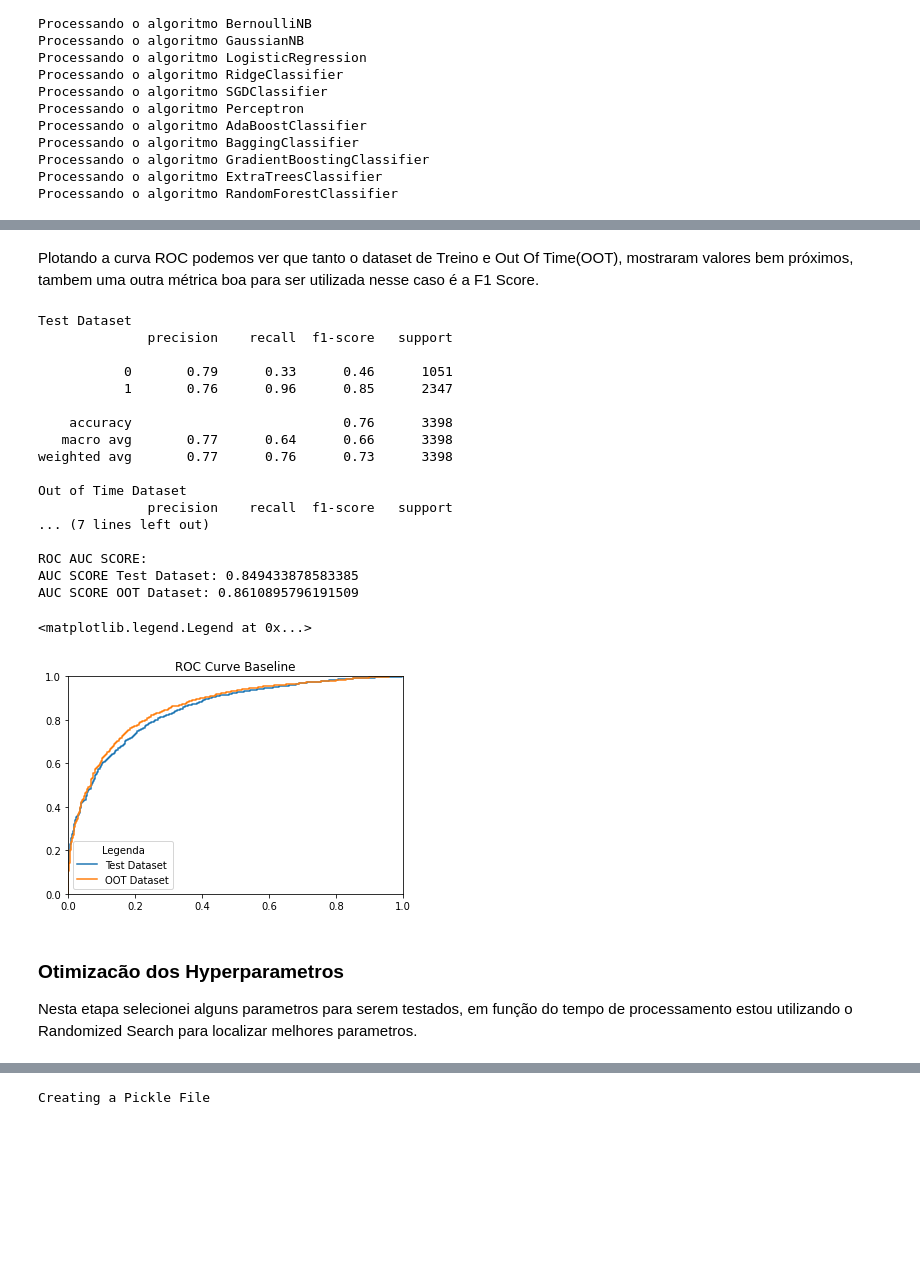
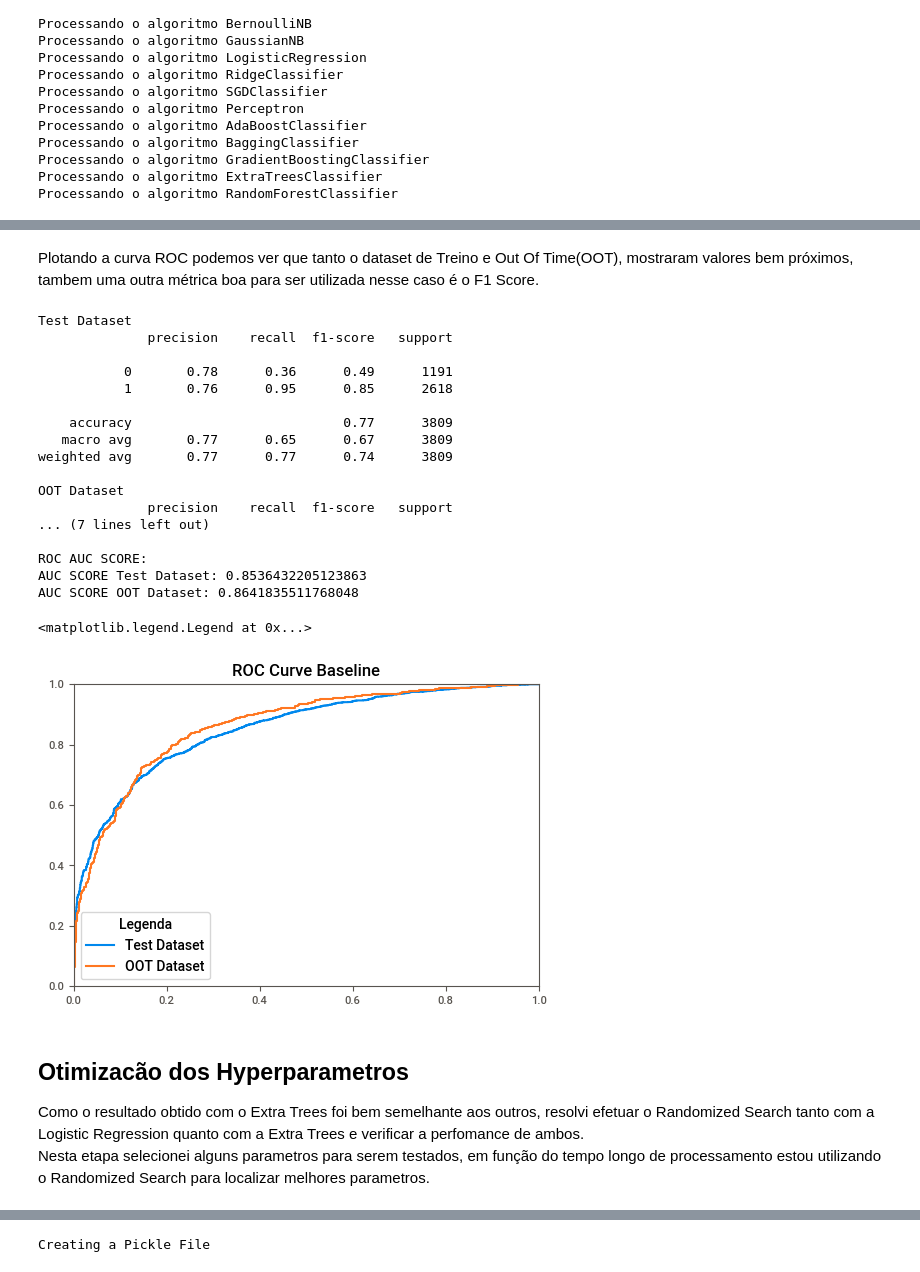
Before and after one commit to thifujikawa/clientes_olist, a Jupyter notebook: Modelling/modelling.ipynb, the cells around one changed output, grey strips where cells are left out. Cells and saved outputs as stored; diff of their text form; code cells hidden in the pictures; blank space fills up the shorter version.

```diff
--- a/Modelling/modelling.ipynb
+++ b/Modelling/modelling.ipynb
@@ -36,7 +40,6 @@ dataset = pd.read_sql(load_abt_churn , con)
 # %%
-# Separando a base para OOT(Out of Time) para isto sera colocado a ultima safra em OOT e será trabalhado com os dados restantes para Treino e Teste
 safras = dataset['data_lim_safra'].unique()
-safras_oot = safras[-2:]
+safras_oot = safras[-1:]
 
 dataset['flag_venda'] = dataset['flag_venda'].astype(int)
 df_oot = dataset[ dataset['data_lim_safra'] >= safras_oot[0]].copy()
@@ -56,5 +62,5 @@ X_train, X_test, y_train, y_test = train_test_split(df[features], df[target],
 # %%
 # Carregando o relatório através do SweetViz
 # Alguns valores nulos foram encontrados e que serão substituidos pela mediana
-#report = sv.analyze(df)
-#report.show_html()
+report = sv.analyze(df)
+report.show_notebook()
@@ -70,11 +74,15 @@ num_features = df[features].dtypes[df[features].dtypes !='object'].index.tolist(
 Para as variáveis numéricas será aplicado o Simple Imputer substituindo os valores pela mediana e posteriormente aplicando o MinMax Scaler para o pre-processamento.
 Para as variáveis categóricas será aplicado o One Hot Encoder
 # %%
+# Separando as features entre categóricas e numéricas
+
+cat_features = df[features].dtypes[df[features].dtypes == 'object'].index.tolist()
+num_features = df[features].dtypes[df[features].dtypes !='object'].index.tolist()
+
 num_enc = Pipeline([('imputer' , SimpleImputer(missing_values= np.nan , strategy='median')),
                     ('scaler', MinMaxScaler())])
-preparation = ColumnTransformer( transformers= [
-    ('numeric', num_enc, num_features),
-    ('categorical' , OneHotEncoder(handle_unknown = 'ignore'), cat_features)])
+preparation = ColumnTransformer( transformers= [    ('numeric', num_enc, num_features),
+                                                    ('categorical' , OneHotEncoder(handle_unknown = 'ignore'), cat_features)])
 # %% [markdown]
 ## Definição dos Algoritmos de Machine Learning
 Selecionando alguns algoritmos para verificar os resultados de cada um deles
@@ -203,6 +212,9 @@ plt.show()
 # %%
-def report(y_true, y_pred, title= None):
-    print(title)
+# functions para auxiliar a visualização dos resultados.
+
+def report(y_true, X, pipe, titulo= None):
+    y_pred = pipe.predict(X)
+    print(titulo)
     print(classification_report(y_true, y_pred))
 
 def plot_roc_curve(fpr, tpr, titulo = None):
@@ -241,52 +251,53 @@ plt.show()
 # %% [markdown]
-Plotando a curva ROC podemos ver que tanto o dataset de Treino e Out Of Time(OOT), mostraram valores bem próximos, \
-tambem uma outra métrica boa para ser utilizada nesse caso é a F1 Score.
+Plotando a curva ROC podemos ver que tanto o dataset de Treino e Out Of Time(OOT), mostraram valores bem próximos,
+tambem uma outra métrica boa para ser utilizada nesse caso é o F1 Score.
 # %%
 # Resultados com o Dataset de Testes e OOT
 # Dataset de Teste
+report(y_test,X_test, pipeline_Ex_tree, "Test Dataset")
 df_test_pred = pipeline_Ex_tree.predict(X_test)
 df_test_pred_proba = pipeline_Ex_tree.predict_proba(X_test)[:,1]
 fpr_test, tpr_test, _ = roc_curve(y_test, df_test_pred_proba, pos_label=1)
-report(y_test, df_test_pred, "Test Dataset")
 
 # OOT Dataset
+report(df_oot[target],df_oot[features], pipeline_Ex_tree, "OOT Dataset")
 df_oot_pred = pipeline_Ex_tree.predict(df_oot[features])
 pred_oot_proba =  pipeline_Ex_tree.predict_proba(df_oot[features])[:,1]
 fpr_oot, tpr_oot, thresh_opt = roc_curve(df_oot[target], pred_oot_proba, pos_label=1)
-report(df_oot[target], df_oot_pred , "Out of Time Dataset")
 
 print("ROC AUC SCORE:")
 print(f'AUC SCORE Test Dataset: {roc_auc_score(y_test,df_test_pred_proba )}')
 print(f'AUC SCORE OOT Dataset: {roc_auc_score(df_oot[target],pred_oot_proba )}')
 
 # Curva ROC com o Dataset de Teste e OOT
 roc_test_df = plt.plot(fpr_test, tpr_test, label = "Test Dataset")
 roc_oot_df = plt.plot(fpr_oot, tpr_oot, label = "OOT Dataset")
 plt.title(label="ROC Curve Baseline")
 plt.xlim(0,1)
 plt.ylim(0,1)
 plt.legend(title = "Legenda")
 # %% [output]
 Test Dataset
               precision    recall  f1-score   support
 
-           0       0.79      0.33      0.46      1051
-           1       0.76      0.96      0.85      2347
+           0       0.78      0.36      0.49      1191
+           1       0.76      0.95      0.85      2618
 
-    accuracy                           0.76      3398
-   macro avg       0.77      0.64      0.66      3398
-weighted avg       0.77      0.76      0.73      3398
+    accuracy                           0.77      3809
+   macro avg       0.77      0.65      0.67      3809
+weighted avg       0.77      0.77      0.74      3809
 
-Out of Time Dataset
+OOT Dataset
               precision    recall  f1-score   support
 ... (7 lines left out)
 
 ROC AUC SCORE:
-AUC SCORE Test Dataset: 0.849433878583385
-AUC SCORE OOT Dataset: 0.8610895796191509
+AUC SCORE Test Dataset: 0.8536432205123863
+AUC SCORE OOT Dataset: 0.8641835511768048
 <matplotlib.legend.Legend at 0x...>
-[figure, old version]
+[figure, new version]
 # %% [markdown]
-### Otimizacão dos Hyperparametros
+## Otimizacão dos Hyperparametros
 
-Nesta etapa selecionei alguns parametros para serem testados, em função do tempo de processamento estou utilizando o Randomized Search para localizar melhores parametros.
+Como o resultado obtido com o Extra Trees foi bem semelhante aos outros, resolvi efetuar o Randomized Search tanto com a Logistic Regression quanto com a Extra Trees e verificar a perfomance de ambos.
+Nesta etapa selecionei alguns parametros para serem testados, em função do tempo longo de processamento estou utilizando o Randomized Search para localizar melhores parametros.
```
Also changed, not shown: parts of 24 cells of this notebook, 1 other file.
